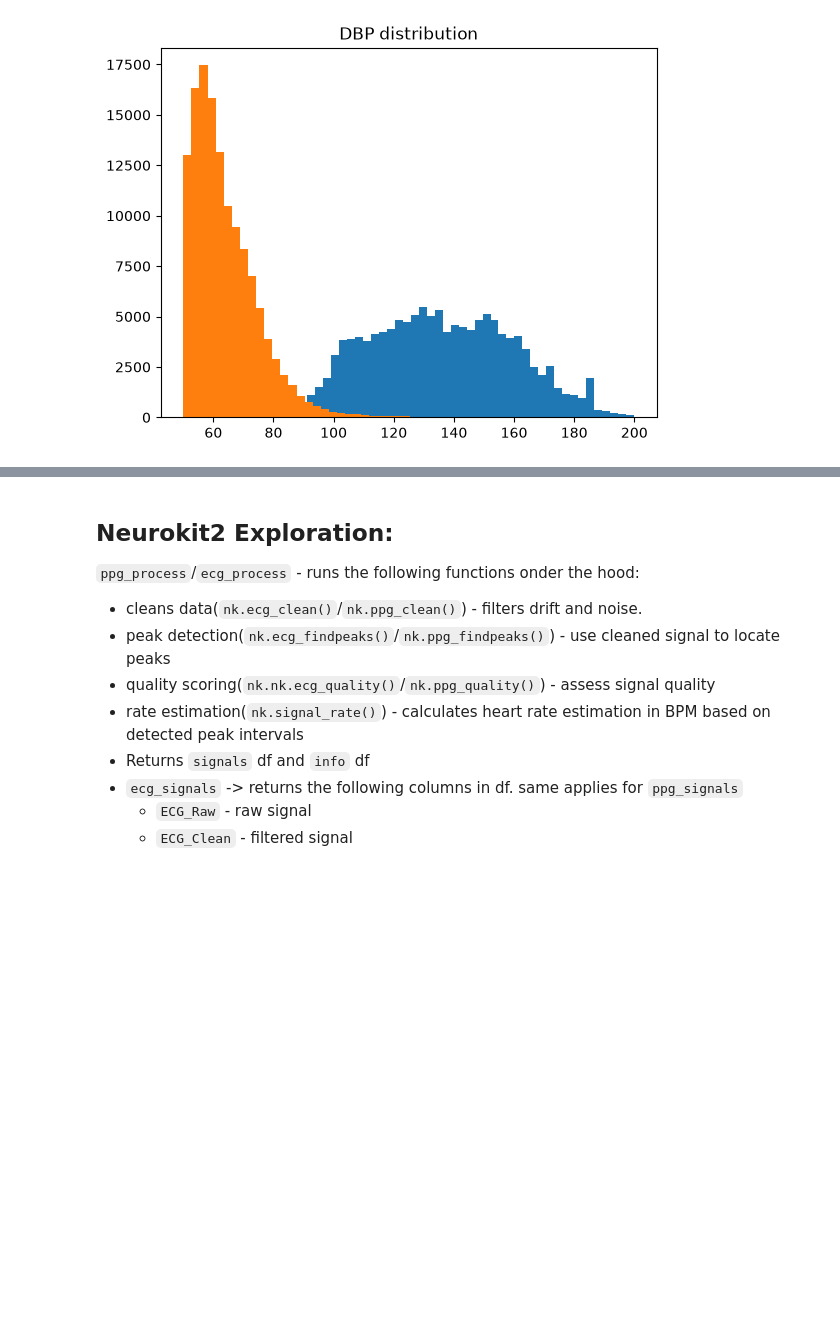
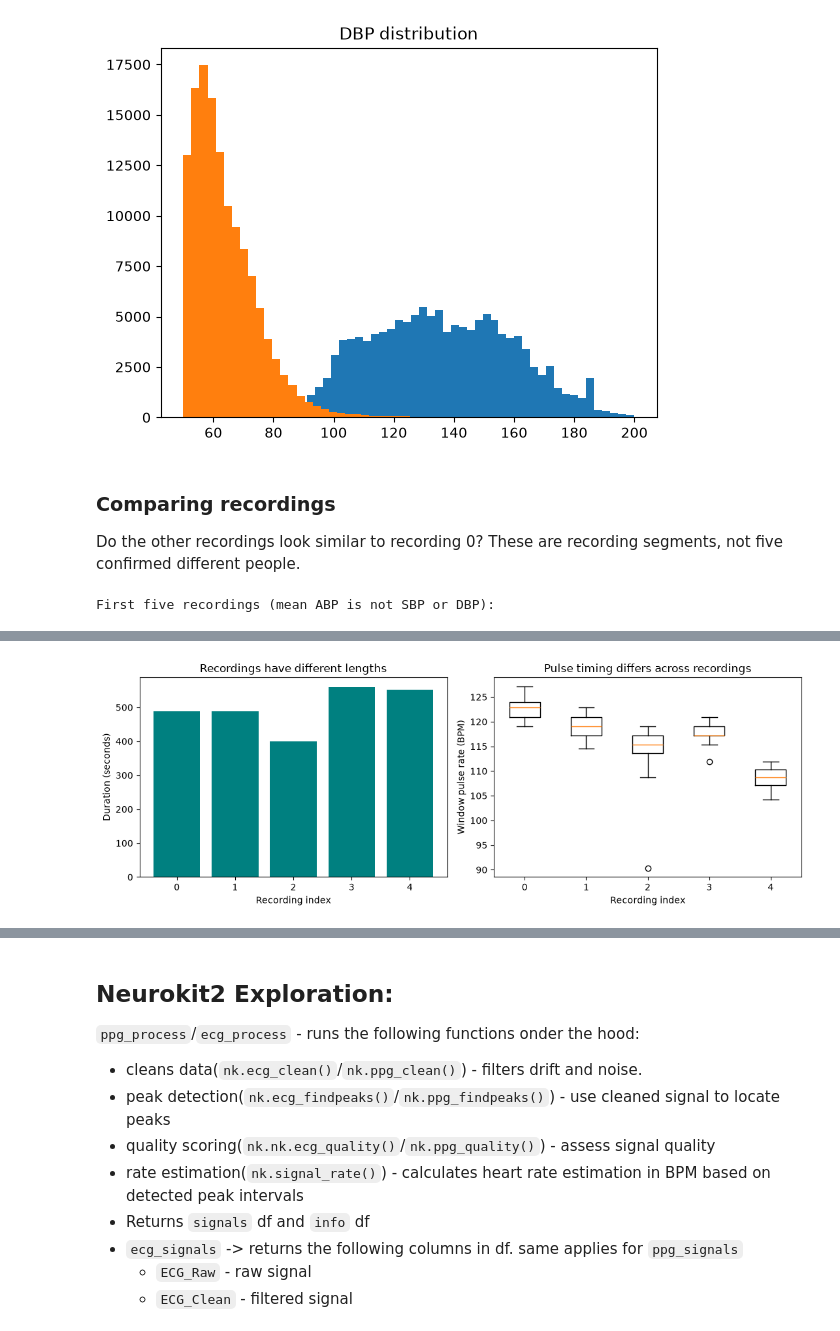
Before and after one commit to Break-Through-Tech/Microsoft-1C-educational-blood-pressure-estimation, a Jupyter notebook: notebooks/data_exploration.ipynb, the cells around one changed output, grey strips where cells are left out. Cells and saved outputs as stored; diff of their text form; code cells hidden in the pictures; blank space fills up the shorter version.

```diff
--- a/notebooks/data_exploration.ipynb
+++ b/notebooks/data_exploration.ipynb
@@ -215,3 +278,49 @@ print(f"Outside possible range: {implausible.sum()} / {len(sbp)} ({implausible.m
 # %% [output]
 Outside possible range: 67 / 131163 (0.1%)
 [figure]
+# %% [markdown]
+### Comparing recordings
+
+Do the other recordings look similar to recording 0? These are recording segments, not five confirmed different people.
+# %%
+# Compare the first five recordings instead of relying on one example
+# These are recording segments, not five confirmed different people.
+comparison_rows = []
+rate_groups = []
+for rid in range(min(5, data_native.shape[0])):
+    x = np.array(sample_file[data_native[rid, 0]]).T
+    if not np.isfinite(x[:2]).all():
+        raise ValueError(f"Review nonfinite readings in recording {rid}.")
+    filtered = nk.ppg_clean(x[0], sampling_rate=sample_size, method="elgendi")
+    _, detected = nk.ppg_peaks(filtered, sampling_rate=sample_size, method="elgendi")
+    pk = np.asarray(detected["PPG_Peaks"], dtype=int)
+    rates = []
+    for wid in range(x.shape[1] // window_size):
+        in_window = pk[(pk >= wid * window_size) & (pk < (wid + 1) * window_size)]
+        gaps = np.diff(in_window) / sample_size
+        rates.append(60 / np.median(gaps) if len(gaps) else np.nan)
+    rates = np.asarray(rates)
+    finite_rates = rates[np.isfinite(rates)]
+    rate_groups.append(finite_rates)
+    comparison_rows.append({
+        "record_id": rid,
+        "duration_seconds": x.shape[1] / sample_size,
+        "complete_windows": len(rates),
+        "windows_without_rate": int(np.isnan(rates).sum()),
+        "median_window_pulse_rate_bpm": float(np.median(finite_rates)) if len(finite_rates) else np.nan,
+        "ppg_mean": float(x[0].mean()),
+        "ppg_std": float(x[0].std()),
+        "mean_abp_mmHg": float(x[1].mean()),
+    })
+comparison = pd.DataFrame(comparison_rows)
+print("First five recordings (mean ABP is not SBP or DBP):")
+display(comparison.round(2))
+fig, axes = plt.subplots(1, 2, figsize=(11, 4))
+axes[0].bar(comparison.record_id.astype(str), comparison.duration_seconds, color="teal")
+axes[0].set(xlabel="Recording index", ylabel="Duration (seconds)", title="Recordings have different lengths")
+axes[1].boxplot(rate_groups, tick_labels=comparison.record_id.astype(str).tolist())
+axes[1].set(xlabel="Recording index", ylabel="Window pulse rate (BPM)", title="Pulse timing differs across recordings")
+fig.tight_layout()
+plt.show()
+# %% [output]
+First five recordings (mean ABP is not SBP or DBP):
@@ -217,0 +333 @@ Outside possible range: 67 / 131163 (0.1%)
+[figure, added]
```
Also changed, not shown: parts of 20 cells of this notebook, 1 other file.
